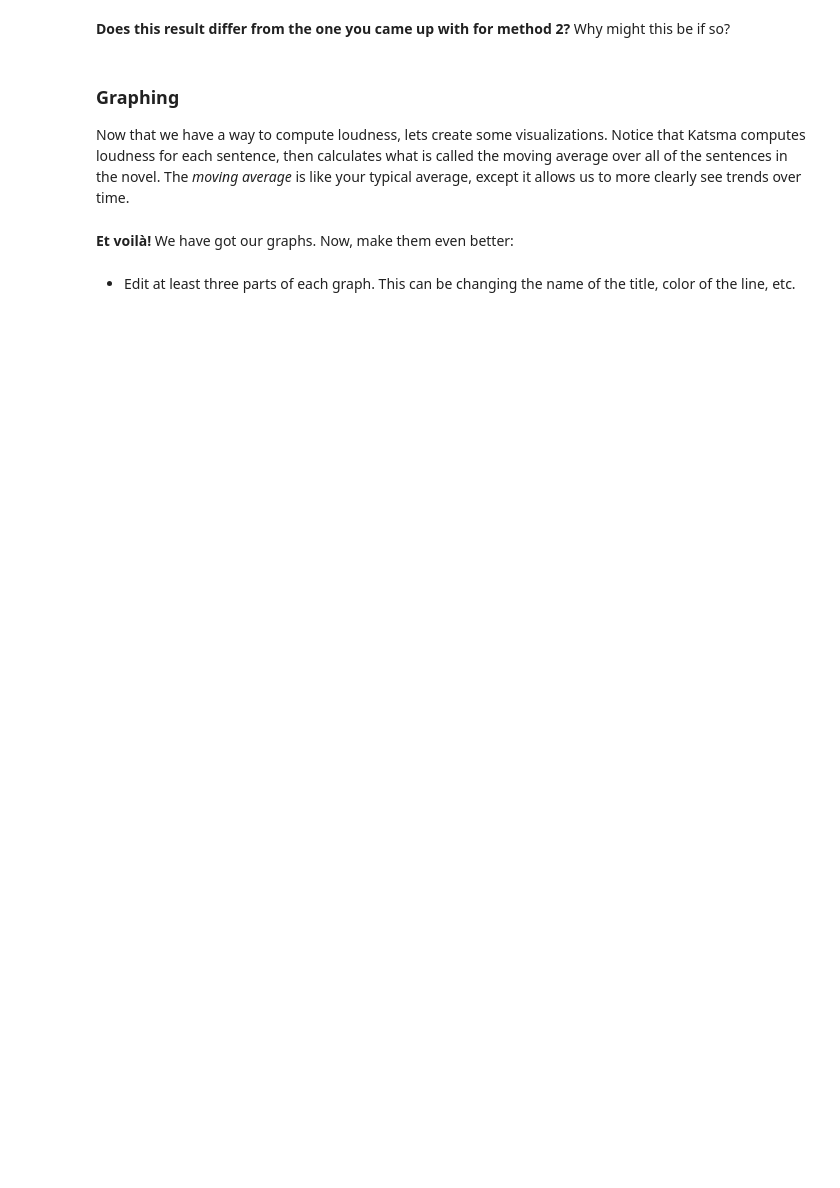
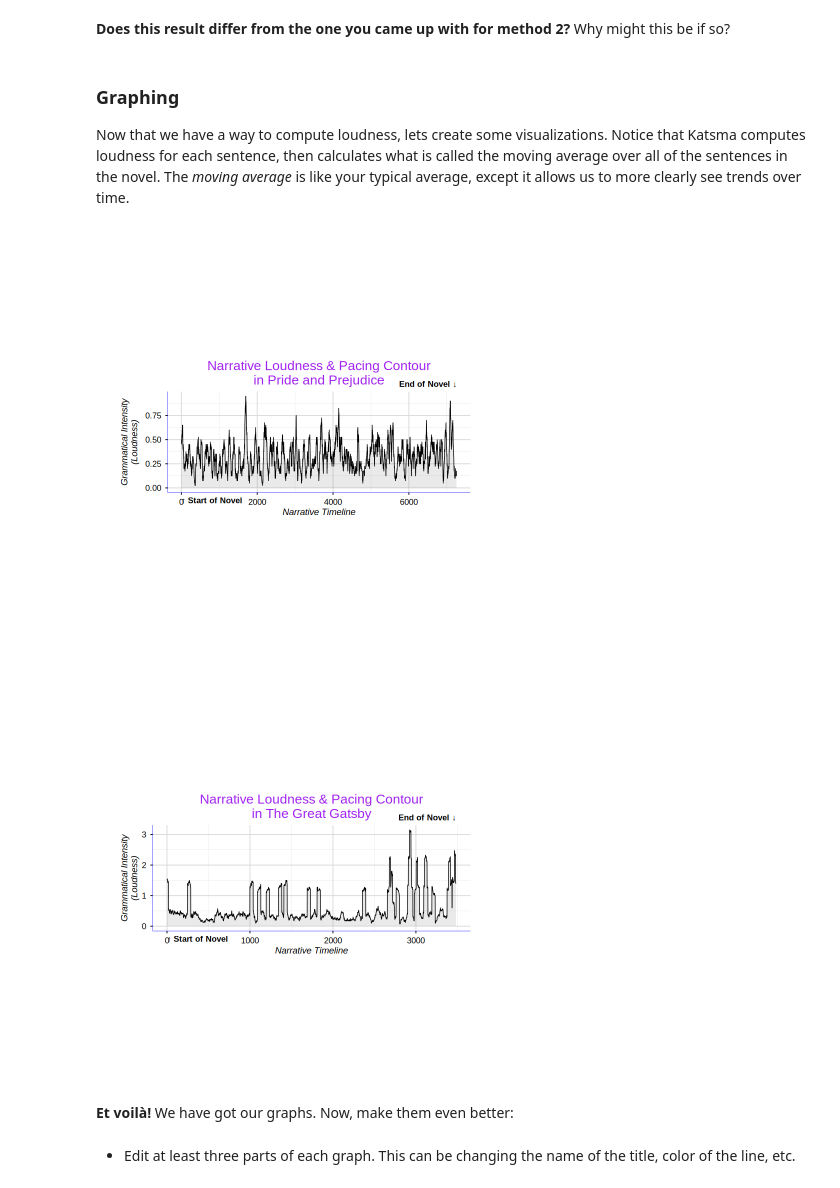
Before and after one commit to alia2027-coder/Unit0, a Jupyter notebook: ApResearchCT_ARTS (1).ipynb, the cells around one changed output. Drawn from its saved outputs; the diff is of its cells as text; code cells hidden in the pictures; blank space fills up the shorter version.

```diff
--- a/ApResearchCT_ARTS (1).ipynb
+++ b/ApResearchCT_ARTS (1).ipynb
@@ -120,11 +175,11 @@ my_texts <- c(
 )
 
 # ---- EDIT THIS LINE ----
-text_title_1 <- ""
+text_title_1 <- "Pride and Prejudice"
 # ------------------------
 
 # ---- EDIT THIS LINE ----
-text_title_2 <- ""
+text_title_2 <- "The Great Gatsby"
 # ------------------------
 
 text1 <- gutenberg_download(my_texts[[text_title_1]], meta_fields = "title")
@@ -279,36 +342,39 @@ plot_loudness <- function(text, label, window = 40) {
 
   df <- dplyr::tibble(x = seq_along(ma), y = ma)
 
   ggplot2::ggplot(df, ggplot2::aes(x, y)) +
     ggplot2::geom_area(alpha = 0.1) +
     ggplot2::geom_line(linewidth = 0.4) +
     ggplot2::annotate("text", x = min(df$x), y = -Inf,
              label = "\u2191 Start of Novel",
              hjust = 0, vjust = 1.8, size = 3.5, fontface = "bold") +
     ggplot2::annotate("text", x = max(df$x), y = Inf,
              label = "End of Novel \u2193",
              hjust = 1, vjust = -0.8, size = 3.5, fontface = "bold") +
     ggplot2::coord_cartesian(clip = "off") +
     ggplot2::labs(
       title = paste0("Narrative Loudness & Pacing Contour\nin ", label),
       x = "Narrative Timeline",
       y = "Grammatical Intensity\n(Loudness)"
     ) +
     ggplot2::theme_minimal(base_size = 11) +
     ggplot2::theme(
       aspect.ratio = 1 / 3,
-      plot.title = ggplot2::element_text(size = 16, face = "bold", hjust = 0.5),
+      plot.title = ggplot2::element_text(size = 16, face = "plain", hjust = 0.5, colour = "purple"),
       axis.title = ggplot2::element_text(face = "italic"),
-      axis.line = ggplot2::element_line(colour = "black", linewidth = 0.2),
+      axis.line = ggplot2::element_line(colour = "Blue", linewidth = 0.2),
       axis.ticks = ggplot2::element_line(colour = "black"),
       axis.text = ggplot2::element_text(colour = "black", size = 10),
       panel.grid.major = ggplot2::element_line(colour = "grey85"),
       plot.background = ggplot2::element_rect(fill = "white", colour = NA),
       plot.margin = ggplot2::margin(30, 55, 30, 30)
     )
 }
 
-plot_loudness(text1, "TEXT 1")
-plot_loudness(text2, "TEXT 2")
+plot_loudness(text1, "Pride and Prejudice")
+plot_loudness(text2, "The Great Gatsby")
+# %% [output]
+[figure, added]
+[figure, added]
 # %% [markdown]
 
```
Also changed, not shown: parts of 15 cells of this notebook.
